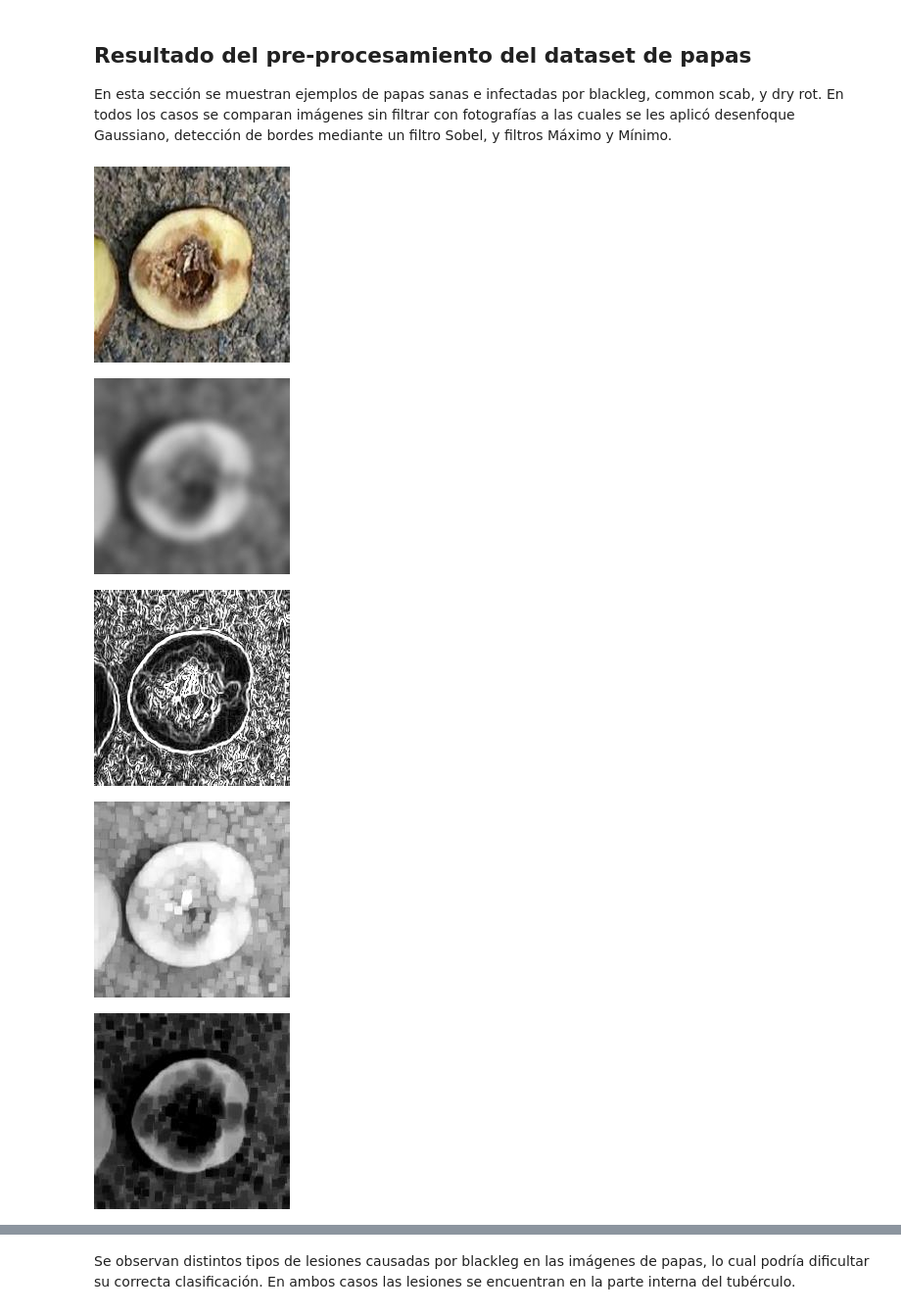
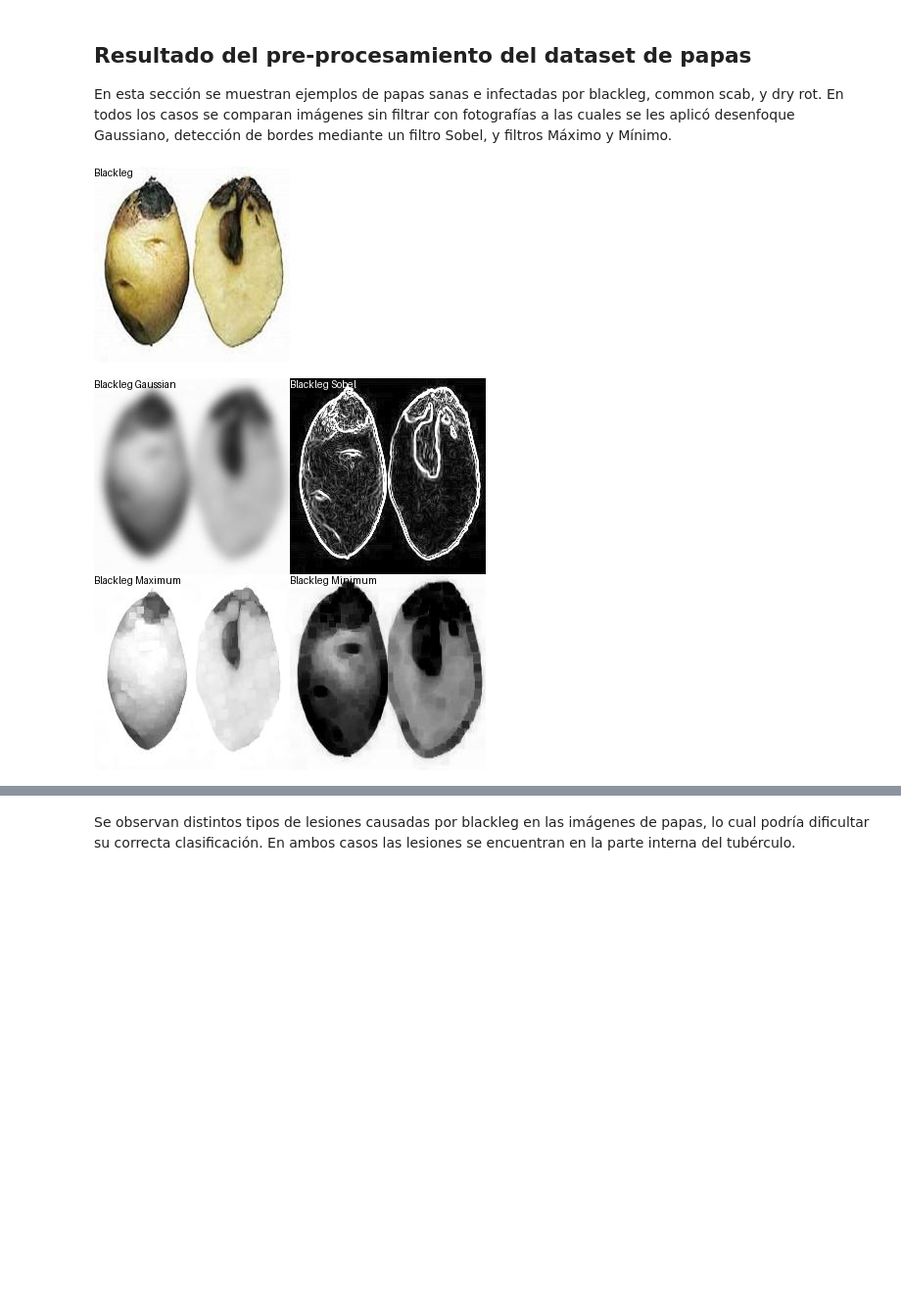
Before and after one commit to principioincertidumbre/ComputerVision, a Jupyter notebook: IntroCV_Tarea_2_Sofía_Vits.ipynb, the cells around one changed output, grey strips where cells are left out. Shown at 98% size. Saved outputs shown, nothing was run; the diff lists cells and outputs as text; code cells hidden in the pictures; blank space fills up the shorter version.

```diff
--- a/IntroCV_Tarea_2_Sofía_Vits.ipynb
+++ b/IntroCV_Tarea_2_Sofía_Vits.ipynb
@@ -390,31 +391,50 @@ for filename in glob.glob('/content/drive/MyDrive/potato/Healthy Potatoes Min/*.
 ## Resultado del pre-procesamiento del dataset de papas
 
 En esta sección se muestran ejemplos de papas sanas e infectadas por blackleg, common scab, y dry rot. En todos los casos se comparan imágenes sin filtrar con fotografías a las cuales se les aplicó desenfoque Gaussiano, detección de bordes mediante un filtro Sobel, y filtros Máximo y Mínimo.
+# %%
+def image_grid(imgs, rows, cols):
+    assert len(imgs) == rows*cols
+
+    w, h = imgs[0].size
+    grid = Image.new('RGB', size=(cols*w, rows*h))
+    grid_w, grid_h = grid.size
+
+
+    for i, img in enumerate(imgs):
+        grid.paste(img, box=(i%cols*w, i//cols*h))
+    return grid
 # %%
 # Compara papa afectada por blackleg antes y después de aplicar desenfoque Gaussiano, filtros Sobel, Máximo y Mínimo
 
 # Original
-pil_im = Image.open('{}/25.jpg'.format(inPath2))
+pil_im = Image.open('{}/5.jpg'.format(inPath2))
+
+from PIL import ImageDraw
+ImageDraw.Draw(pil_im).text((0, 0),'Blackleg', (0, 0, 0))
+
 display(pil_im)
 
 # Desenfoque Gaussiano
-pil_im_g = Image.open('{}/25.jpg'.format(inPath6))
-display(pil_im_g)
+pil_im_g = Image.open('{}/5.jpg'.format(inPath6)).convert('RGB')
+ImageDraw.Draw(pil_im_g).text((0, 0),'Blackleg Gaussian', (0, 0, 0))
 
 # Sobel
-pil_im_s = Image.open('{}/25.jpg'.format(inPath10))
-display(pil_im_s)
+pil_im_s = Image.open('{}/5.jpg'.format(inPath10)).convert('RGB')
+ImageDraw.Draw(pil_im_s).text((0, 0),'Blackleg Sobel', (255, 255, 255))
 
 # Máximo
-pil_im_m = Image.open('{}/25.jpg'.format(inPath14))
-display(pil_im_m)
+pil_im_m = Image.open('{}/5.jpg'.format(inPath14)).convert('RGB')
+ImageDraw.Draw(pil_im_m).text((0, 0),'Blackleg Maximum', (0, 0, 0))
 
 # Mínimo
-pil_im_mi = Image.open('{}/25.jpg'.format(inPath18))
-display(pil_im_mi)
+pil_im_mi = Image.open('{}/5.jpg'.format(inPath18)).convert('RGB')
+ImageDraw.Draw(pil_im_mi).text((0, 0),'Blackleg Minimum', (0, 0, 0))
+
+imgs = [pil_im_g, pil_im_s, pil_im_m, pil_im_mi]
+
+grid = image_grid(imgs, rows=2, cols=2,)
+
+display(grid)
 # %% [output]
-[figure, old version]
+[figure, new version]
-[figure, old version]
+[figure, new version]
-[figure, removed]
-[figure, removed]
-[figure, removed]
```
Also changed, not shown: parts of 10 cells of this notebook.
